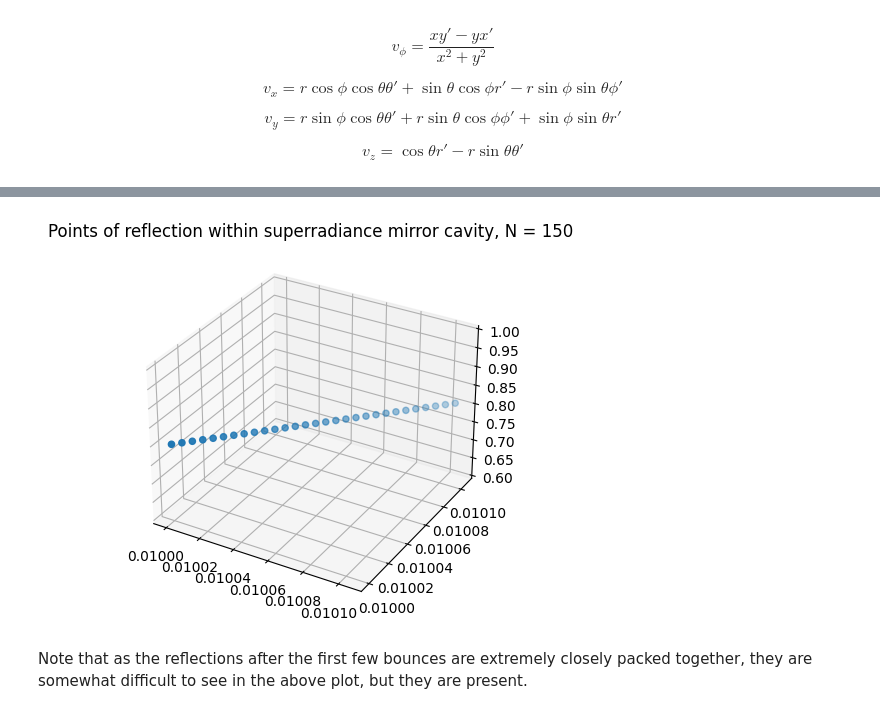
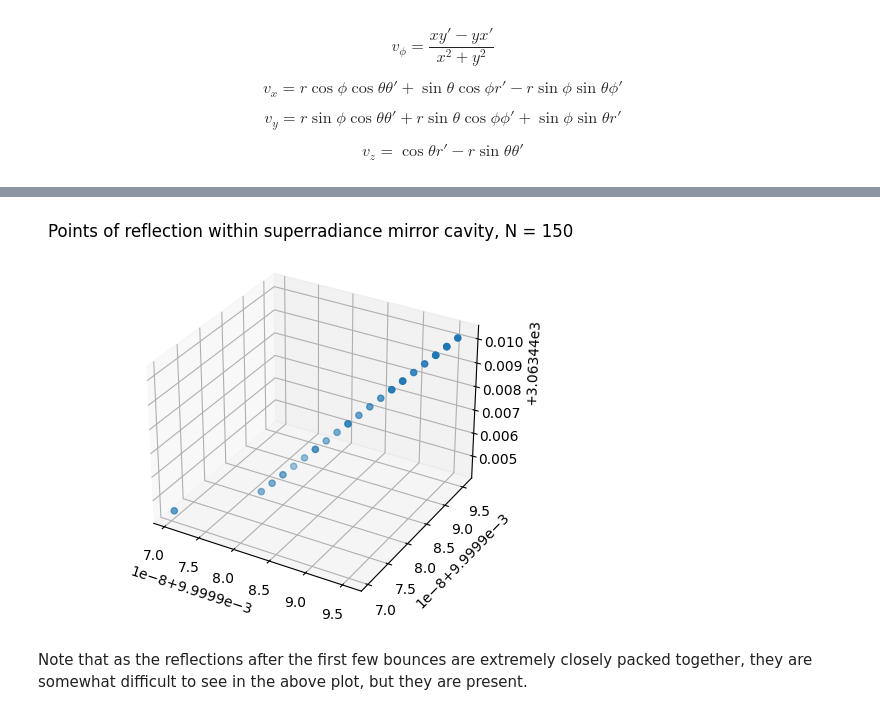
Before and after one commit to elaraproject/elara-bh, a Jupyter notebook: reactor-simulation.ipynb, the cells around one changed output, grey strips where cells are left out. Cells and saved outputs as stored; diff of their text form; code cells hidden in the pictures.

Commit message:
Improved research to ensure rays enter ergosphere

```diff
--- a/reactor-simulation.ipynb
+++ b/reactor-simulation.ipynb
@@ -171,3 +184,7 @@ $$
+# %%
+def outer_ergosphere(M=2e30, theta=np.pi/2, a=0.97):
+    r_s = schwarzschild_radius(M)
+    return (r_s + (r_s ** 2 - 4 * a * (np.cos(theta)) ** 2) ** (1/2)) / 2
 # %%
 def cartesian_velocity_to_spherical(x, y, z, v_x, v_y, v_z):
     r = (x ** 2 + y ** 2 + z ** 2) ** (1/2)
@@ -220,9 +237,14 @@ def reflected_ray(incoming, normal):
 
     outgoing = np.array([outgoing_y[0], outgoing_x[0], outgoing_y[1]])
     return outgoing
+# %%
+# Create icosphere for reactor cavity
+mesh = trimesh.creation.icosphere(subdivisions=1, radius=outer_ergosphere() + 100)
 # %%
+# samples
+N = 150
 # initial ray position
-ray_origin = [0.01, 0.01, 0.8]
+ray_origin = [0.01, 0.01, outer_ergosphere() + 99]
 c = 3e8
 theta_0 = np.pi
 phi_0 = 0
@@ -252,7 +256,5 @@ N = 150 # 150 bounces
 # %%
 ray_positions_spherical = np.array((N + 1) * [ray_initial])
-# %%
-mesh = trimesh.load_mesh('geometry.stl')
 # %%
 path = [np.array([0, *ray_origin])]
 # %%
@@ -296,24 +298,23 @@ Found point on surface
 # %%
 x_sol = np.array(path)
 
 t = x_sol[:,0]
 r = x_sol[:,1]
 theta = x_sol[:,2]
 phi = x_sol[:,3]
 
 x = r * np.sin(theta) * np.cos(phi)
 y = r * np.sin(theta) * np.sin(phi)
 z = r * np.cos(theta)
 
 fig = plt.figure()
 ax = plt.axes(projection="3d")
 
-ax.set_zlim(0.6, 1)
 ax.scatter(x[1:30], y[1:30], z[1:30]) # disregard first bounce as it is very far from the others
 ax.set_title("Points of reflection within superradiance mirror cavity, N = 150")
 plt.show()
 # %% [output]
-[figure, old version]
+[figure, new version]
 # %% [markdown]
 Note that as the reflections after the first few bounces are extremely closely packed together, they are somewhat difficult to see in the above plot, but they are present.
 # %% [markdown]
```
Also changed, not shown: parts of 13 cells of this notebook.
